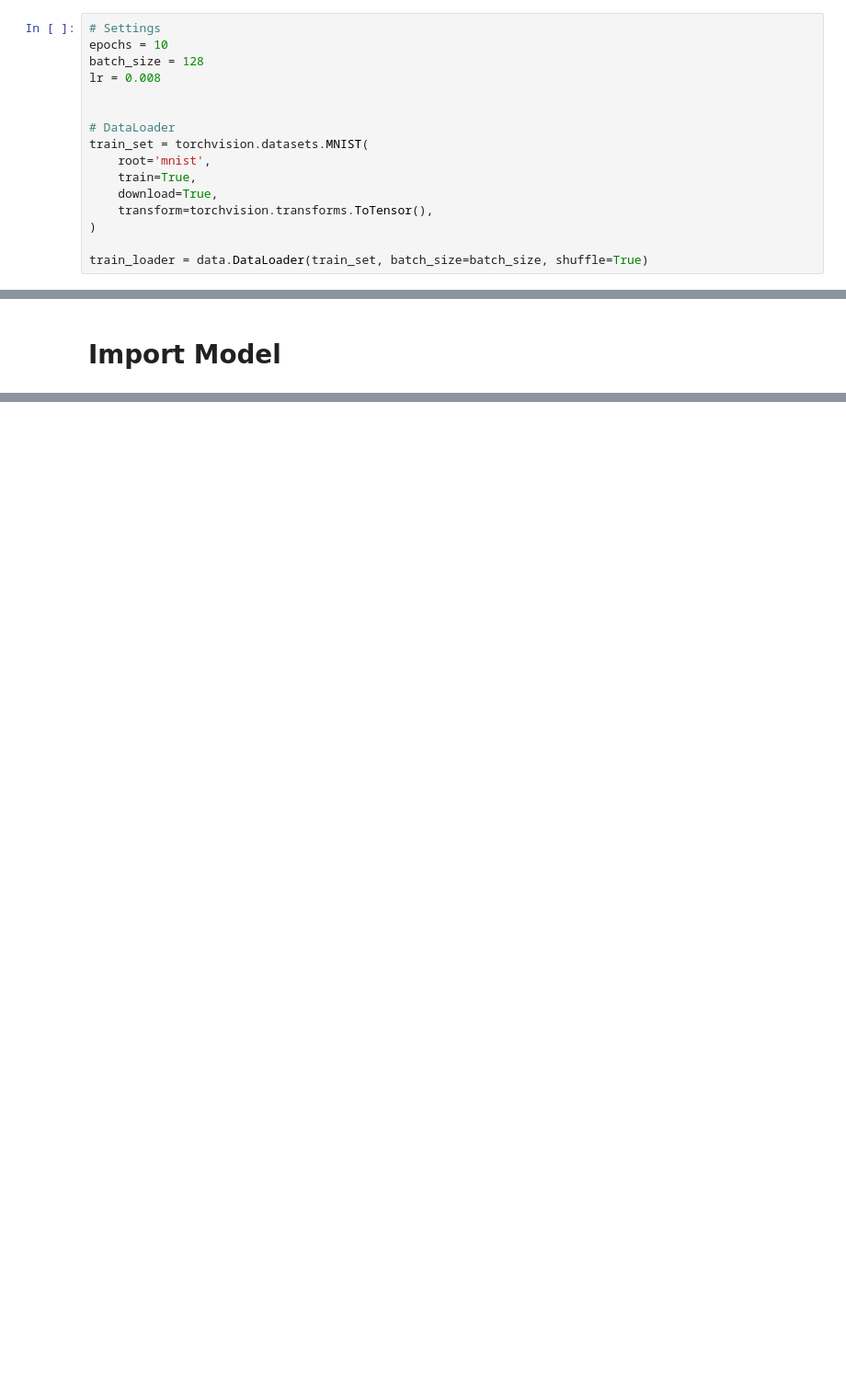
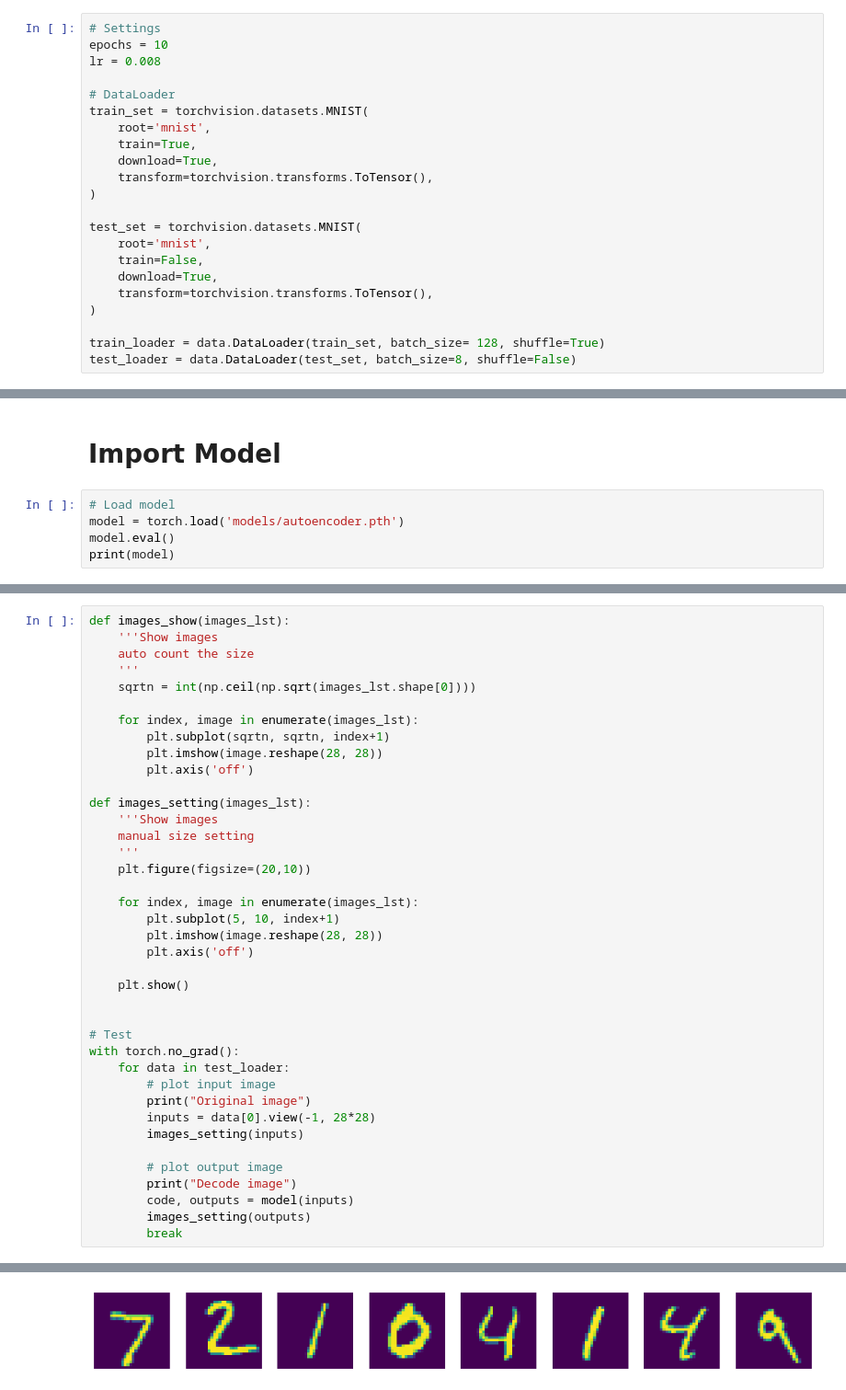
Before and after one commit to JimCurryWang/Deep-Learning-Jot, a Jupyter notebook: AutoEncoder/AE.ipynb, the cells around one changed output, grey strips where cells are left out. Shown: that part at 92% size. Cells and saved outputs as stored; diff of their text form; blank space fills up the shorter version.

```diff
--- a/AutoEncoder/AE.ipynb
+++ b/AutoEncoder/AE.ipynb
@@ -10,9 +13,7 @@ import torchvision
 # %%
 # Settings
 epochs = 10
-batch_size = 128
 lr = 0.008
-
 
 # DataLoader
 train_set = torchvision.datasets.MNIST(
@@ -22,7 +23,15 @@ train_set = torchvision.datasets.MNIST(
     transform=torchvision.transforms.ToTensor(),
 )
 
-train_loader = data.DataLoader(train_set, batch_size=batch_size, shuffle=True)
+test_set = torchvision.datasets.MNIST(
+    root='mnist',
+    train=False,
+    download=True,
+    transform=torchvision.transforms.ToTensor(),
+)
+
+train_loader = data.DataLoader(train_set, batch_size= 128, shuffle=True)
+test_loader = data.DataLoader(test_set, batch_size=8, shuffle=False)
 # %% [markdown]
 # Model structure
 # %%
@@ -114,2 +127,7 @@ torch.save(model, 'autoencoder.pth')
 # %% [markdown]
 # Import Model
+# %%
+# Load model
+model = torch.load('models/autoencoder.pth')
+model.eval()
+print(model)
@@ -115,0 +154,40 @@ torch.save(model, 'autoencoder.pth')
+# %%
+def images_show(images_lst):
+    '''Show images
+    auto count the size
+    '''
+    sqrtn = int(np.ceil(np.sqrt(images_lst.shape[0])))
+
+    for index, image in enumerate(images_lst):
+        plt.subplot(sqrtn, sqrtn, index+1)
+        plt.imshow(image.reshape(28, 28))
+        plt.axis('off')
+
+def images_setting(images_lst):
+    '''Show images
+    manual size setting
+    '''
+    plt.figure(figsize=(20,10))
+
+    for index, image in enumerate(images_lst):
+        plt.subplot(5, 10, index+1)
+        plt.imshow(image.reshape(28, 28))
+        plt.axis('off')
+
+    plt.show()
+
+
+# Test
+with torch.no_grad():
+    for data in test_loader:
+        # plot input image
+        print("Original image")
+        inputs = data[0].view(-1, 28*28)
+        images_setting(inputs)
+
+        # plot output image
+        print("Decode image")
+        code, outputs = model(inputs)
+        images_setting(outputs)
+        break
+# %% [output]
@@ -115,0 +195 @@ torch.save(model, 'autoencoder.pth')
+[figure, added]
```
Also changed, not shown: parts of 9 cells of this notebook, 14 other files.
